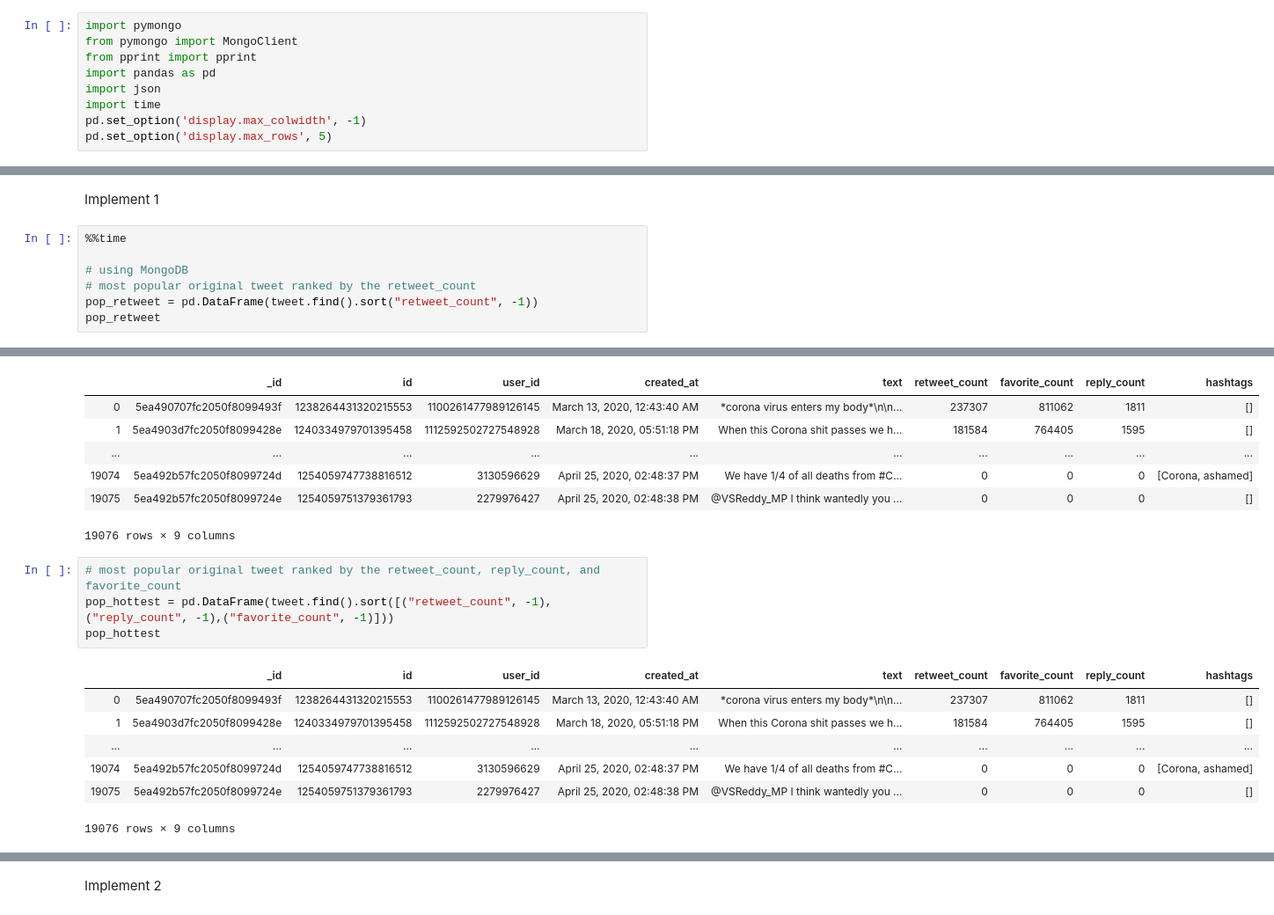
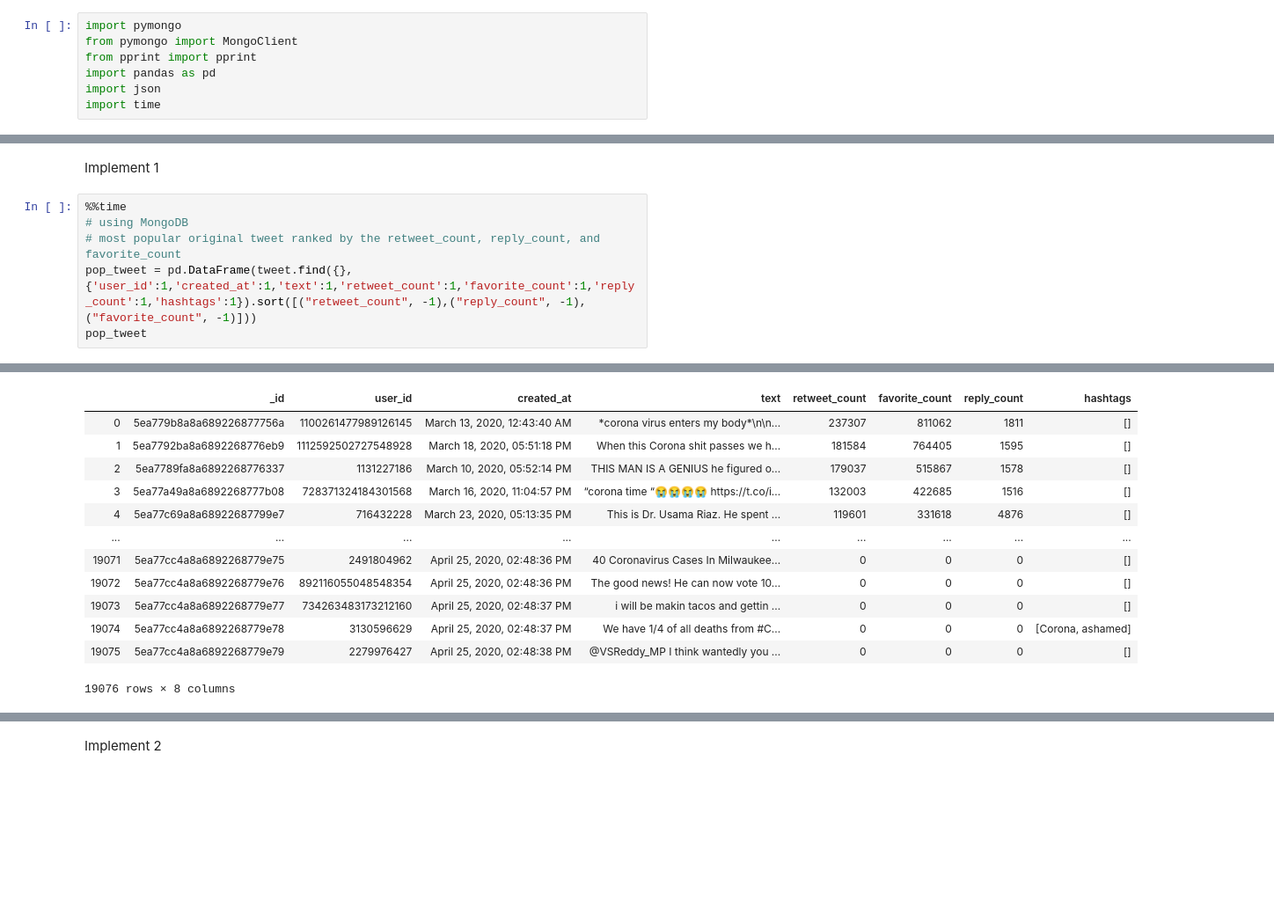
Before and after one commit to Hui-Dora-Wang/Search-Application-on-Twitter, a Jupyter notebook: search_app.ipynb, the cells around one changed output, grey strips where cells are left out. Shown at 88% size. Drawn from its saved outputs; the diff is of its cells as text; blank space fills up the shorter version.

```diff
--- a/search_app.ipynb
+++ b/search_app.ipynb
@@ -9,8 +9,6 @@ from pprint import pprint
 import pandas as pd
 import json
 import time
-pd.set_option('display.max_colwidth', -1)
-pd.set_option('display.max_rows', 5)
 # %%
 #function to cheack whether
 def check_var(data, x):
@@ -303,9 +306,8 @@ user_table
 Implement 1
 # %%
 %%time
-
 # using MongoDB
-# most popular original tweet ranked by the retweet_count
-pop_retweet = pd.DataFrame(tweet.find().sort("retweet_count", -1))
-pop_retweet
+# most popular original tweet ranked by the retweet_count, reply_count, and favorite_count
+pop_tweet = pd.DataFrame(tweet.find({},{'user_id':1,'created_at':1,'text':1,'retweet_count':1,'favorite_count':1,'reply_count':1,'hashtags':1}).sort([("retweet_count", -1),("reply_count", -1),("favorite_count", -1)]))
+pop_tweet
 # %% [output]
@@ -313,20 +316,14 @@ Wall time: 709 ms
-|  | _id | id | user_id | created_at | text | retweet_count | favorite_count | reply_count | hashtags |
-| 0 | 5ea490707fc2050f8099493f | 1238264431320215553 | 1100261477989126145 | March 13, 2020, 12:43:40 AM | *corona virus enters my body*\n\n... | 237307 | 811062 | 1811 | [] |
-| 1 | 5ea4903d7fc2050f8099428e | 1240334979701395458 | 1112592502727548928 | March 18, 2020, 05:51:18 PM | When this Corona shit passes we h... | 181584 | 764405 | 1595 | [] |
-| ... | ... | ... | ... | ... | ... | ... | ... | ... | ... |
-| 19074 | 5ea492b57fc2050f8099724d | 1254059747738816512 | 3130596629 | April 25, 2020, 02:48:37 PM | We have 1/4 of all deaths from #C... | 0 | 0 | 0 | [Corona, ashamed] |
-| 19075 | 5ea492b57fc2050f8099724e | 1254059751379361793 | 2279976427 | April 25, 2020, 02:48:38 PM | @VSReddy_MP I think wantedly you ... | 0 | 0 | 0 | [] |
+|  | _id | user_id | created_at | text | retweet_count | favorite_count | reply_count | hashtags |
+| 0 | 5ea779b8a8a689226877756a | 1100261477989126145 | March 13, 2020, 12:43:40 AM | *corona virus enters my body*\n\n... | 237307 | 811062 | 1811 | [] |
+| 1 | 5ea7792ba8a6892268776eb9 | 1112592502727548928 | March 18, 2020, 05:51:18 PM | When this Corona shit passes we h... | 181584 | 764405 | 1595 | [] |
+| 2 | 5ea7789fa8a6892268776337 | 1131227186 | March 10, 2020, 05:52:14 PM | THIS MAN IS A GENIUS he figured o... | 179037 | 515867 | 1578 | [] |
+| 3 | 5ea77a49a8a6892268777b08 | 728371324184301568 | March 16, 2020, 11:04:57 PM | “corona time “😭😭😭😭 https://t.co/i... | 132003 | 422685 | 1516 | [] |
+| 4 | 5ea77c69a8a68922687799e7 | 716432228 | March 23, 2020, 05:13:35 PM | This is Dr. Usama Riaz. He spent ... | 119601 | 331618 | 4876 | [] |
+| ... | ... | ... | ... | ... | ... | ... | ... | ... |
+| 19071 | 5ea77cc4a8a6892268779e75 | 2491804962 | April 25, 2020, 02:48:36 PM | 40 Coronavirus Cases In Milwaukee... | 0 | 0 | 0 | [] |
+| 19072 | 5ea77cc4a8a6892268779e76 | 892116055048548354 | April 25, 2020, 02:48:36 PM | The good news! He can now vote 10... | 0 | 0 | 0 | [] |
+| 19073 | 5ea77cc4a8a6892268779e77 | 734263483173212160 | April 25, 2020, 02:48:37 PM | i will be makin tacos and gettin ... | 0 | 0 | 0 | [] |
+| 19074 | 5ea77cc4a8a6892268779e78 | 3130596629 | April 25, 2020, 02:48:37 PM | We have 1/4 of all deaths from #C... | 0 | 0 | 0 | [Corona, ashamed] |
+| 19075 | 5ea77cc4a8a6892268779e79 | 2279976427 | April 25, 2020, 02:48:38 PM | @VSReddy_MP I think wantedly you ... | 0 | 0 | 0 | [] |
-19076 rows × 9 columns
+19076 rows × 8 columns
-# %%
-# most popular original tweet ranked by the retweet_count, reply_count, and favorite_count
-pop_hottest = pd.DataFrame(tweet.find().sort([("retweet_count", -1),("reply_count", -1),("favorite_count", -1)]))
-pop_hottest
-# %% [output]
-|  | _id | id | user_id | created_at | text | retweet_count | favorite_count | reply_count | hashtags |
-| 0 | 5ea490707fc2050f8099493f | 1238264431320215553 | 1100261477989126145 | March 13, 2020, 12:43:40 AM | *corona virus enters my body*\n\n... | 237307 | 811062 | 1811 | [] |
-| 1 | 5ea4903d7fc2050f8099428e | 1240334979701395458 | 1112592502727548928 | March 18, 2020, 05:51:18 PM | When this Corona shit passes we h... | 181584 | 764405 | 1595 | [] |
-| ... | ... | ... | ... | ... | ... | ... | ... | ... | ... |
-| 19074 | 5ea492b57fc2050f8099724d | 1254059747738816512 | 3130596629 | April 25, 2020, 02:48:37 PM | We have 1/4 of all deaths from #C... | 0 | 0 | 0 | [Corona, ashamed] |
-| 19075 | 5ea492b57fc2050f8099724e | 1254059751379361793 | 2279976427 | April 25, 2020, 02:48:38 PM | @VSReddy_MP I think wantedly you ... | 0 | 0 | 0 | [] |
-19076 rows × 9 columns
 # %%
```
Also changed, not shown: parts of 13 cells of this notebook.
